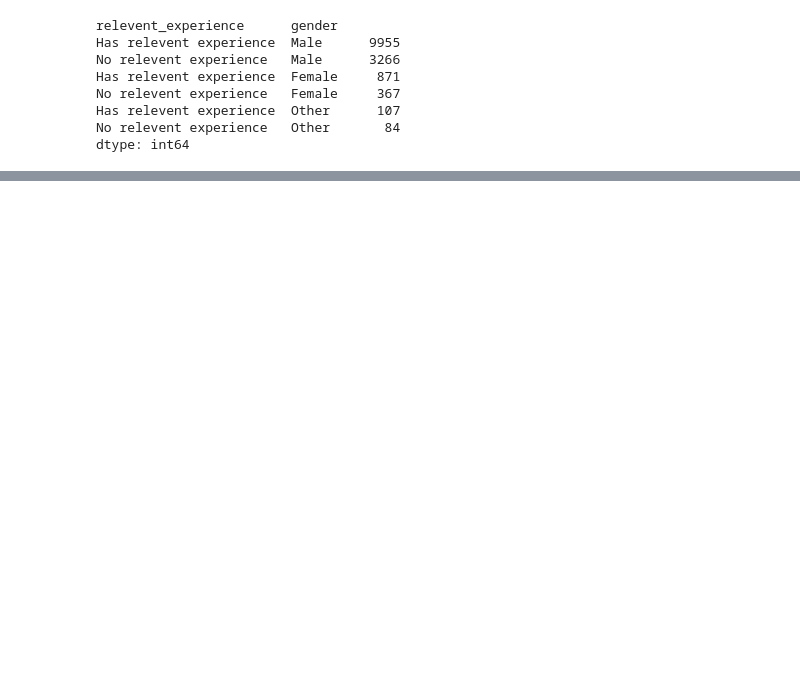
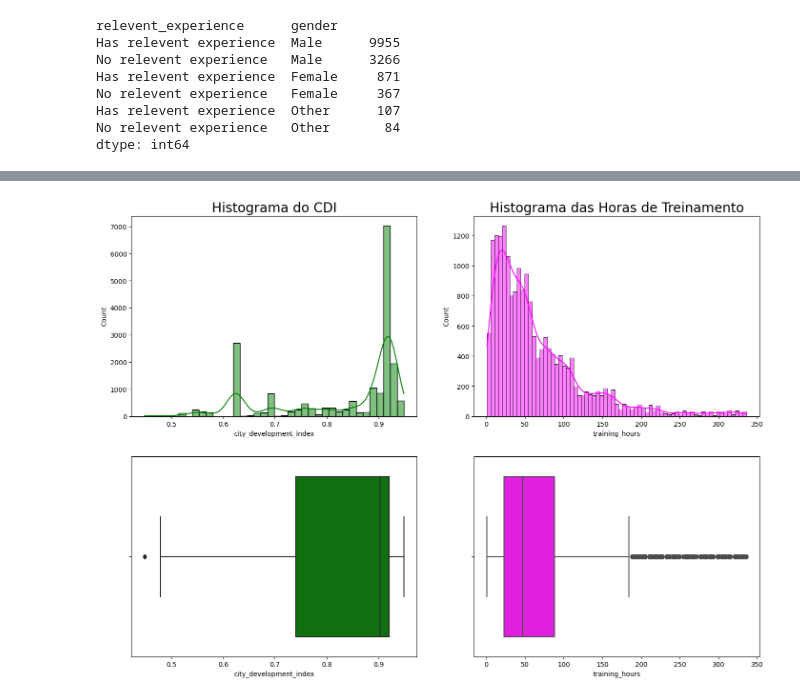
Before and after one commit to ramos-iza/DataScienceAcademy, a Jupyter notebook: projeto2/projeto2.ipynb, the cells around one changed output, grey strips where cells are left out. Drawn from its saved outputs; the diff is of its cells as text; code cells hidden in the pictures; blank space fills up the shorter version.

```diff
--- a/projeto2/projeto2.ipynb
+++ b/projeto2/projeto2.ipynb
@@ -346,0 +361,29 @@ fig.show()
+# %%
+# Figura
+plt.figure(figsize = (17,12))
+
+# Subplots com histogramas
+plt.subplot(221)
+sns.color_palette("hls", 8)
+sns.histplot(df['city_development_index'], kde = True, color = "green")
+plt.title('Histograma do CDI', fontsize = 20)
+
+plt.subplot(222)
+sns.histplot(df['training_hours'], kde = True, color = "magenta")
+plt.title('Histograma das Horas de Treinamento', fontsize = 20)
+
+# Subplots com boxplots
+plt.subplot(223)
+sns.boxplot(df['city_development_index'], color = "green")
+
+plt.subplot(224)
+sns.boxplot(df['training_hours'], color = "magenta")
+
+plt.show()
+
+#Histograma pega o resumo estatístico e coloca em um gráfico - nesse caso nenhuma das variáveis segue a distribuição normal
+#Nos gráficos de Box Plot - os dois são opostos, cada um mais próximo a uma extremidade e ao passo que um tem a medina mais para cima e a maioria dos valores está abaixo da mediana (o outro, rosa, é ao contrário)
+#Vemos pelo gráfico de Box Plot que temos outliers - geralmente devemso retirar
+#Geralmente podemos usar esses dois gráficos em conjunto para anlisar se tem alguma anomalia, para ver se é uma distribuição normal ou/e outiliers
+# %% [output]
+[figure, added]
```
Also changed, not shown: parts of 44 cells of this notebook, 3 other files.
